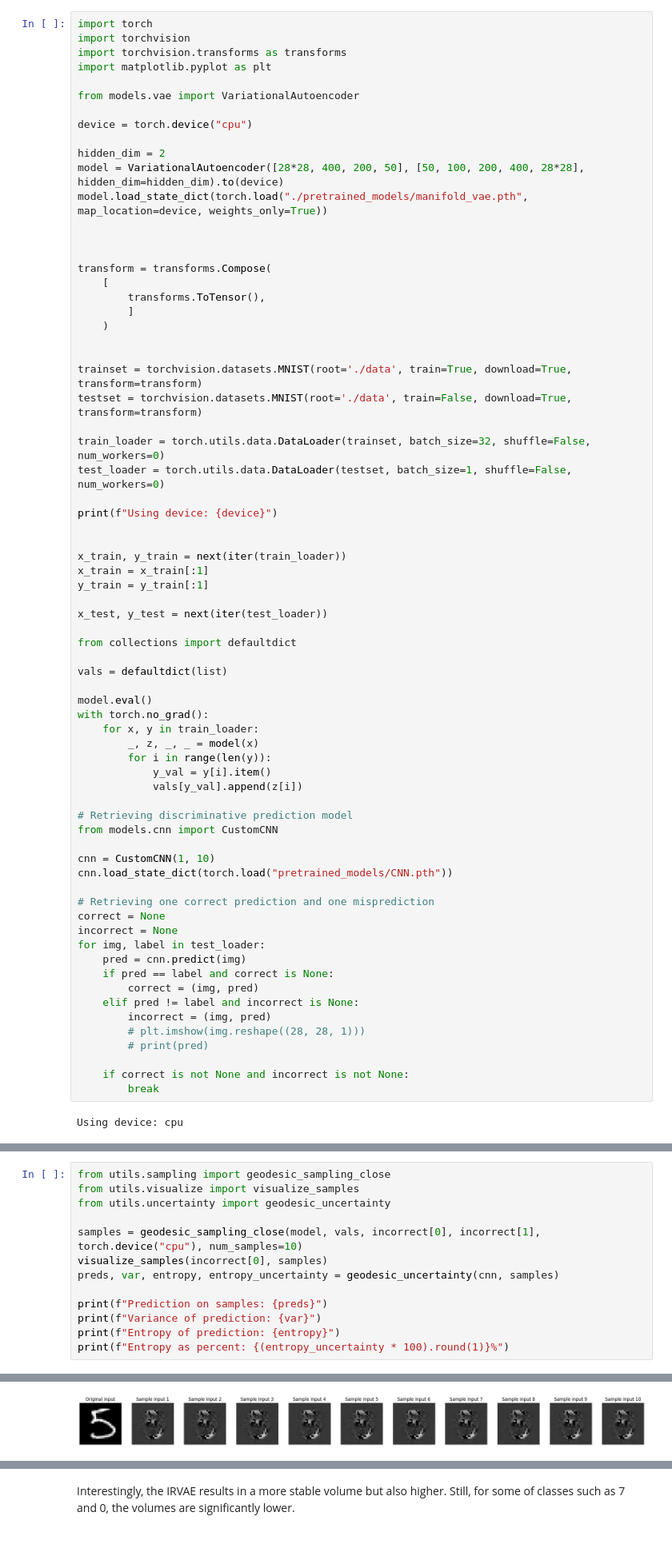
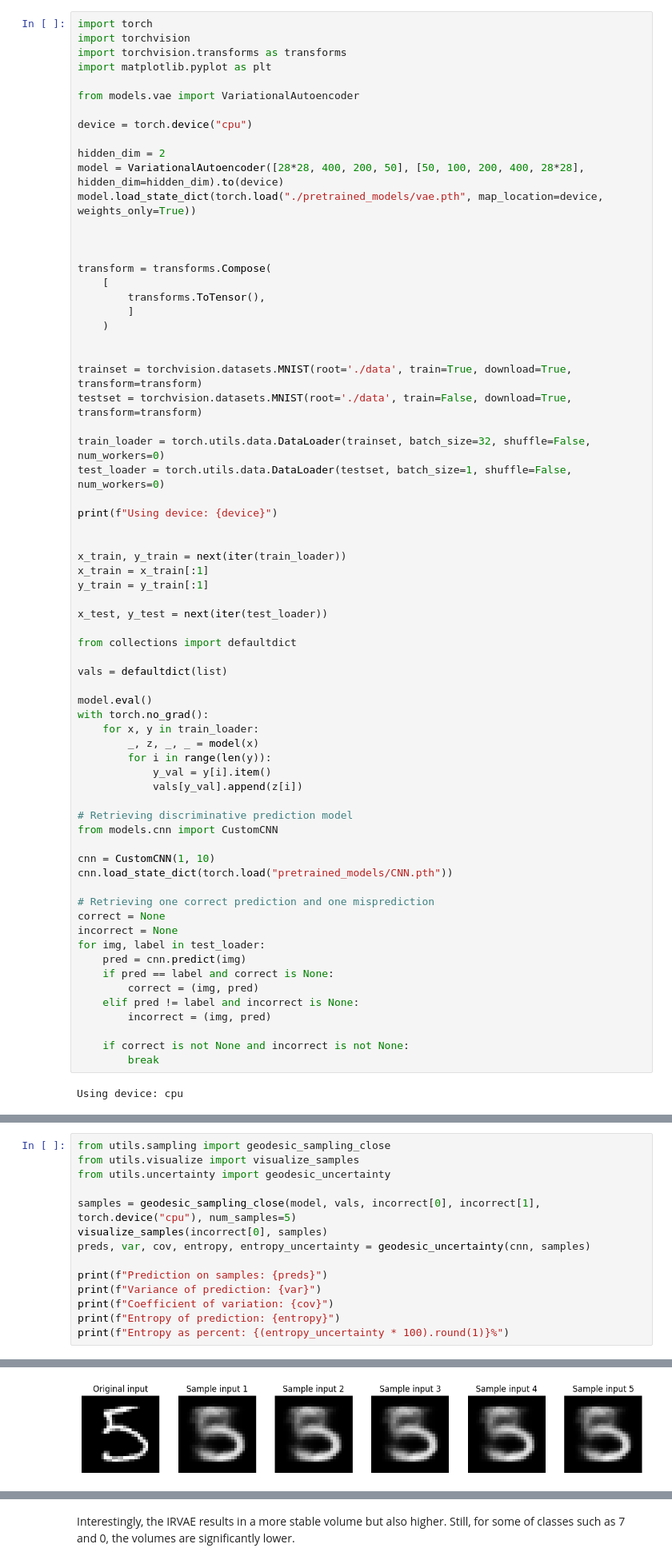
Before and after one commit to TrymNOHG/generative-uncertainty, a Jupyter notebook: uncertainty.ipynb, the cells around one changed output, grey strips where cells are left out. Shown: that part at 80% size. Drawn from its saved outputs; the diff is of its cells as text; blank space fills up the shorter version.

Commit message:
feat: add final uncertainty experiments

```diff
--- a/uncertainty.ipynb
+++ b/uncertainty.ipynb
@@ -28,7 +21,7 @@ device = torch.device("cpu")
 
 hidden_dim = 2
 model = VariationalAutoencoder([28*28, 400, 200, 50], [50, 100, 200, 400, 28*28], hidden_dim=hidden_dim).to(device)
-model.load_state_dict(torch.load("./pretrained_models/manifold_vae.pth", map_location=device, weights_only=True))
+model.load_state_dict(torch.load("./pretrained_models/vae.pth", map_location=device, weights_only=True))
 
 
 
@@ -81,8 +74,6 @@ for img, label in test_loader:
         correct = (img, pred)
     elif pred != label and incorrect is None:
         incorrect = (img, pred)
-        # plt.imshow(img.reshape((28, 28, 1)))
-        # print(pred)
 
     if correct is not None and incorrect is not None:
         break
@@ -108,12 +111,13 @@ from utils.sampling import geodesic_sampling_close
 from utils.visualize import visualize_samples
 from utils.uncertainty import geodesic_uncertainty
 
-samples = geodesic_sampling_close(model, vals, incorrect[0], incorrect[1], torch.device("cpu"), num_samples=10)
+samples = geodesic_sampling_close(model, vals, incorrect[0], incorrect[1], torch.device("cpu"), num_samples=5)
 visualize_samples(incorrect[0], samples)
-preds, var, entropy, entropy_uncertainty = geodesic_uncertainty(cnn, samples)
+preds, var, cov, entropy, entropy_uncertainty = geodesic_uncertainty(cnn, samples)
 
 print(f"Prediction on samples: {preds}")
 print(f"Variance of prediction: {var}")
+print(f"Coefficient of variation: {cov}")
 print(f"Entropy of prediction: {entropy}")
 print(f"Entropy as percent: {(entropy_uncertainty * 100).round(1)}%")
 # %% [output]
@@ -130 +129 @@ Curve 9 has geodesic length: 1.7932192087173462
-[figure, old version]
+[figure, new version]
```
Also changed, not shown: parts of 29 cells of this notebook, 17 other files.
